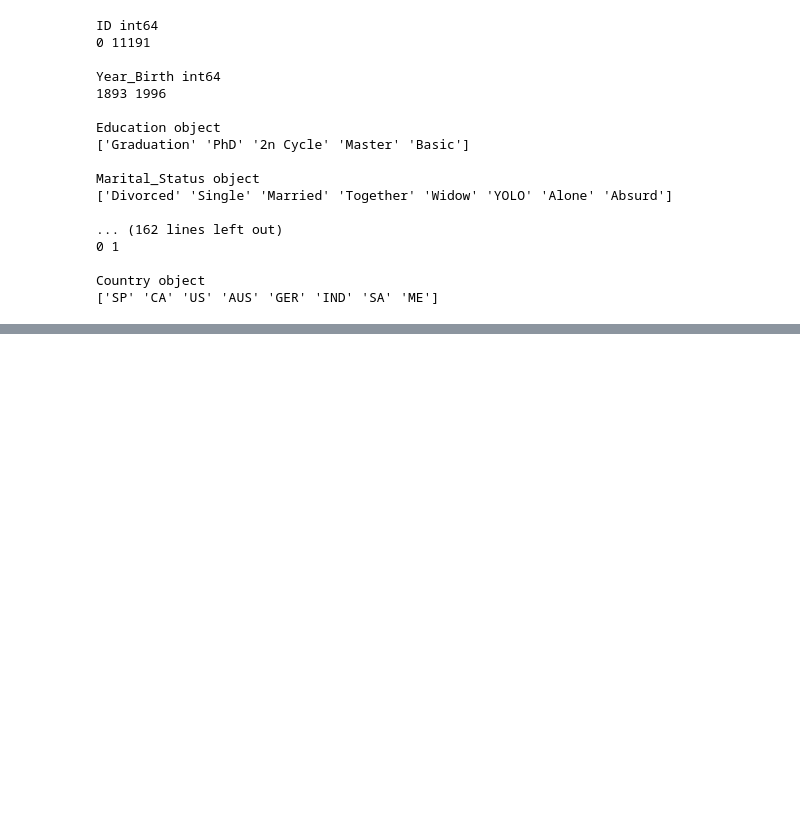
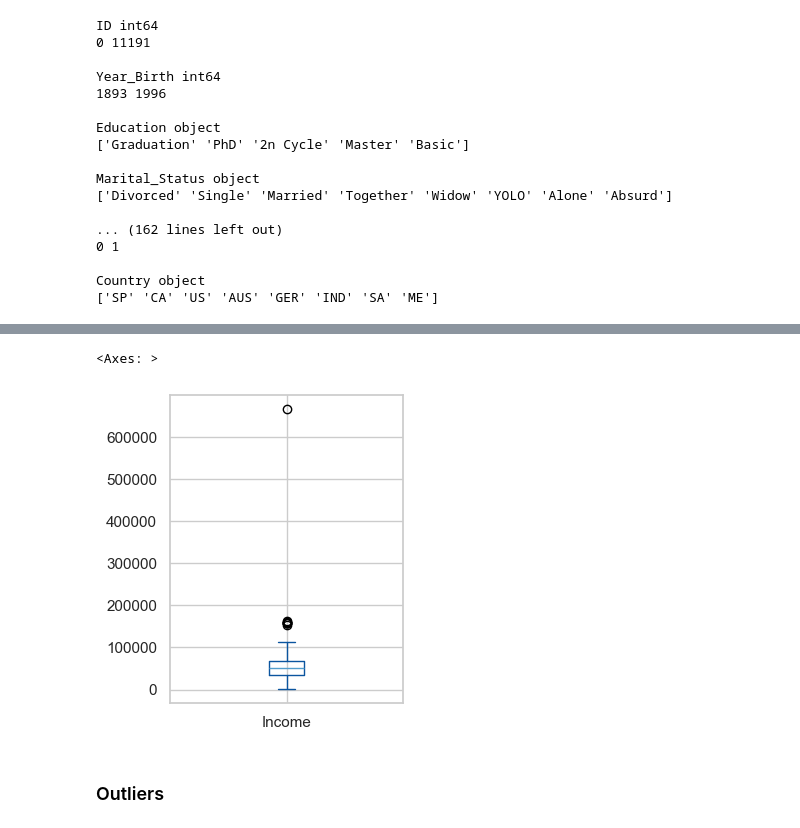
Before and after one commit to FemasAriandaRizki/marketing_analisis, a Jupyter notebook: marketing_analysis.ipynb, the cells around one changed output, grey strips where cells are left out. Cells and saved outputs as stored; diff of their text form; code cells hidden in the pictures; blank space fills up the shorter version.

```diff
--- a/marketing_analysis.ipynb
+++ b/marketing_analysis.ipynb
@@ -85,0 +169,5 @@ Country object
+# %%
+df['Income'].plot(kind='box', figsize=(3,4))
+# %% [output]
+<Axes: >
+[figure, added]
@@ -85,0 +176,2 @@ Country object
+# %% [markdown]
+### Outliers
```
Also changed, not shown: parts of 16 cells of this notebook.
